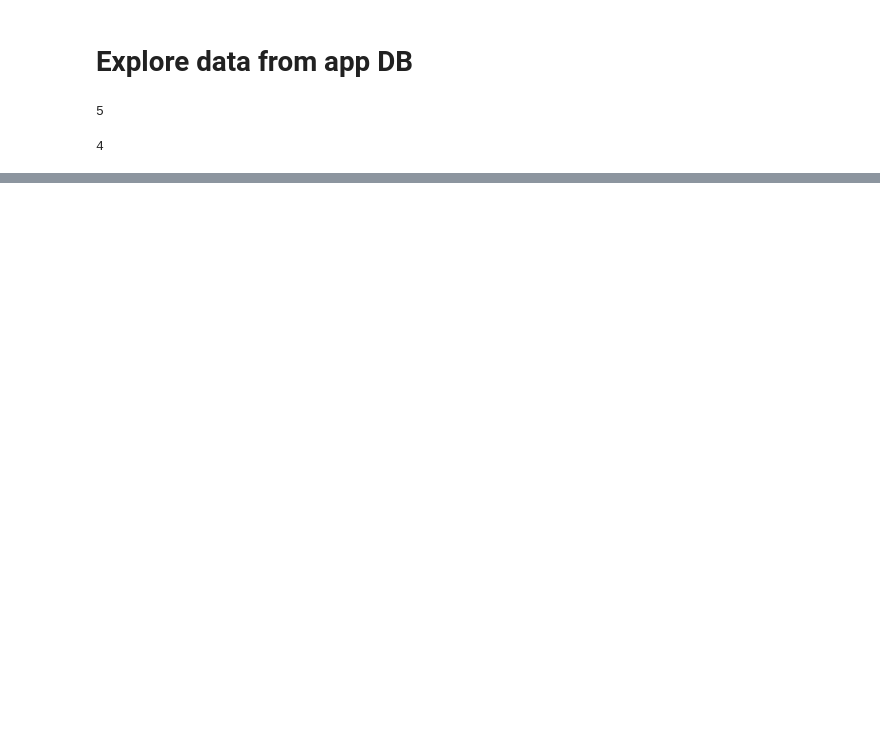
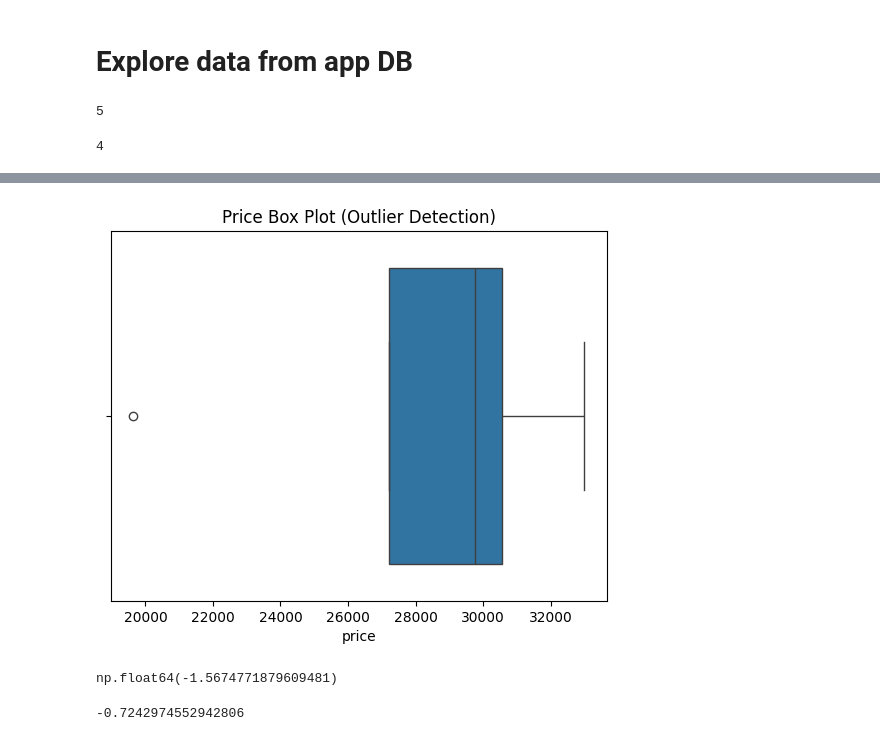
Before and after one commit to zahmedy/nicherides-ml-platform, a Jupyter notebook: notebooks/01_eda.ipynb, the cells around one changed output, grey strips where cells are left out. Cells and saved outputs as stored; diff of their text form; code cells hidden in the pictures; blank space fills up the shorter version.

```diff
--- a/notebooks/01_eda.ipynb
+++ b/notebooks/01_eda.ipynb
@@ -26,0 +56,19 @@ len(df)
+# %%
+sns.boxplot(x=df['price'])
+plt.title('Price Box Plot (Outlier Detection)')
+plt.show()
+# %% [output]
+[figure, added]
+# %%
+df['price'].skew()
+# %% [output]
+np.float64(-1.5674771879609481)
+# %%
+from scipy import stats
+
+# Box-COx requires all values to be strictly positive (> 0)
+fitted_data, fitted_lambda = stats.boxcox(df['price'])
+
+print(pd.Series(fitted_data).skew())
+# %% [output]
+-0.7242974552942806
```
Also changed, not shown: parts of 4 cells of this notebook, 10 other files.
